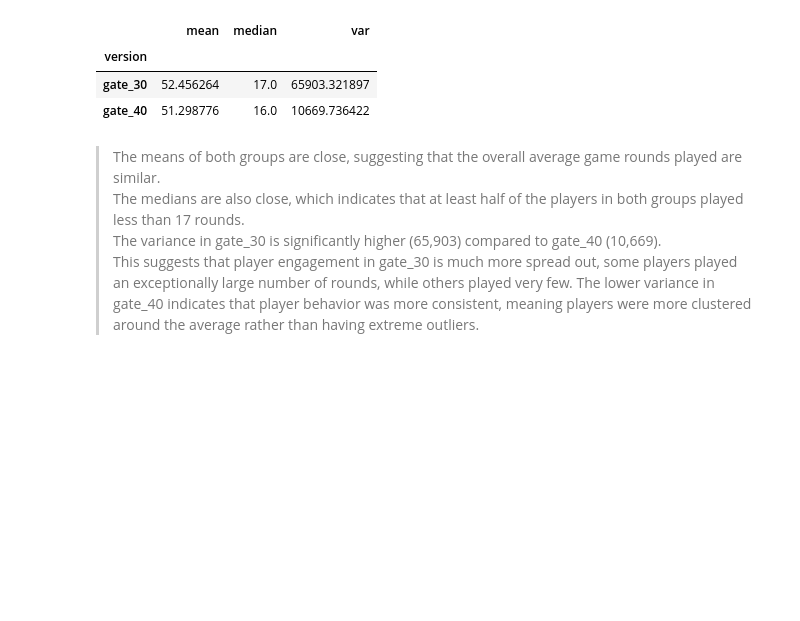
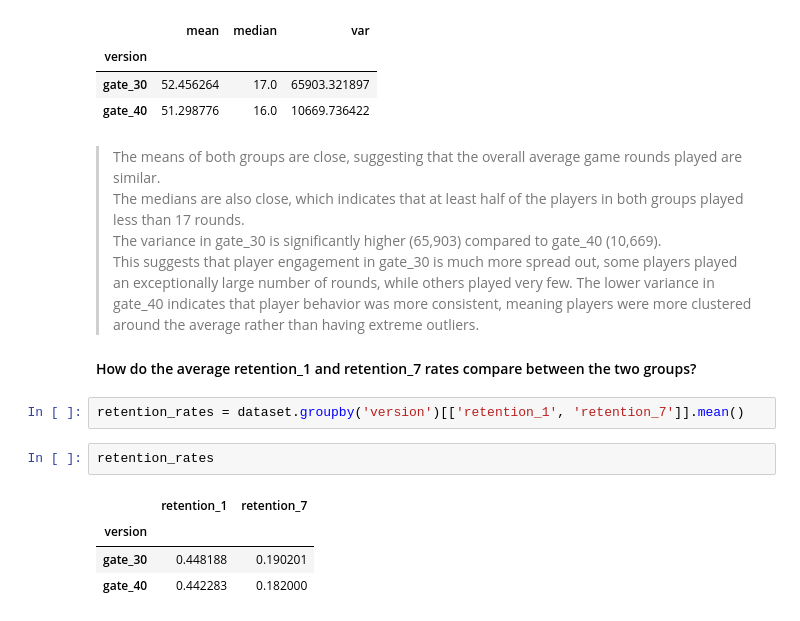
Before and after one commit to Darknight47/Data-Science-Projects-03, a Jupyter notebook: AorB_Cookie_Cats.ipynb, the cells around one changed output. Cells and saved outputs as stored; diff of their text form; blank space fills up the shorter version.

```diff
--- a/AorB_Cookie_Cats.ipynb
+++ b/AorB_Cookie_Cats.ipynb
@@ -91,3 +91,14 @@ summary_stats.head()
 > The medians are also close, which indicates that at least half of the players in both groups played less than 17 rounds.
 > The variance in gate_30 is significantly higher (65,903) compared to gate_40 (10,669).
 This suggests that player engagement in gate_30 is much more spread out, some players played an exceptionally large number of rounds, while others played very few. The lower variance in gate_40 indicates that player behavior was more consistent, meaning players were more clustered around the average rather than having extreme outliers.
+
+#### How do the average retention_1 and retention_7 rates compare between the two groups?
+# %%
+retention_rates = dataset.groupby('version')[['retention_1', 'retention_7']].mean()
+# %%
+retention_rates
+# %% [output]
+|  | retention_1 | retention_7 |
+| version |  |  |
+| gate_30 | 0.448188 | 0.190201 |
+| gate_40 | 0.442283 | 0.182000 |
```
Also changed, not shown: parts of 2 cells of this notebook.
